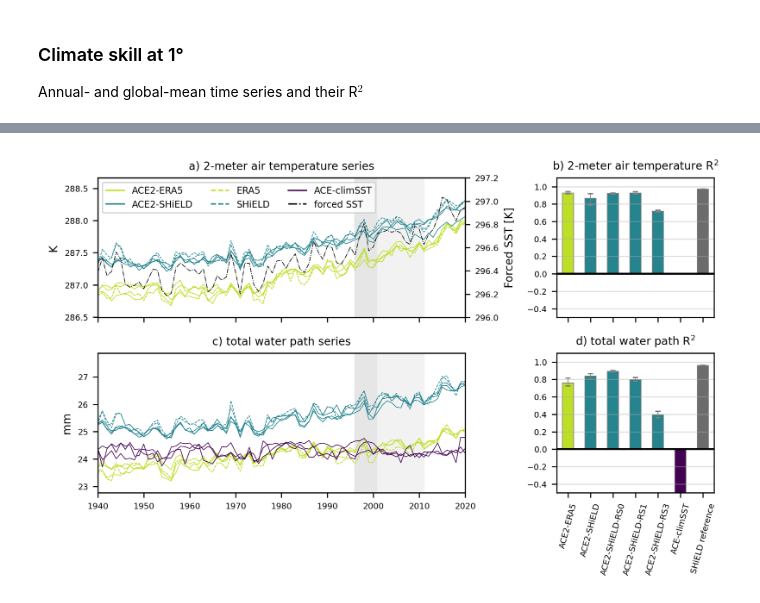
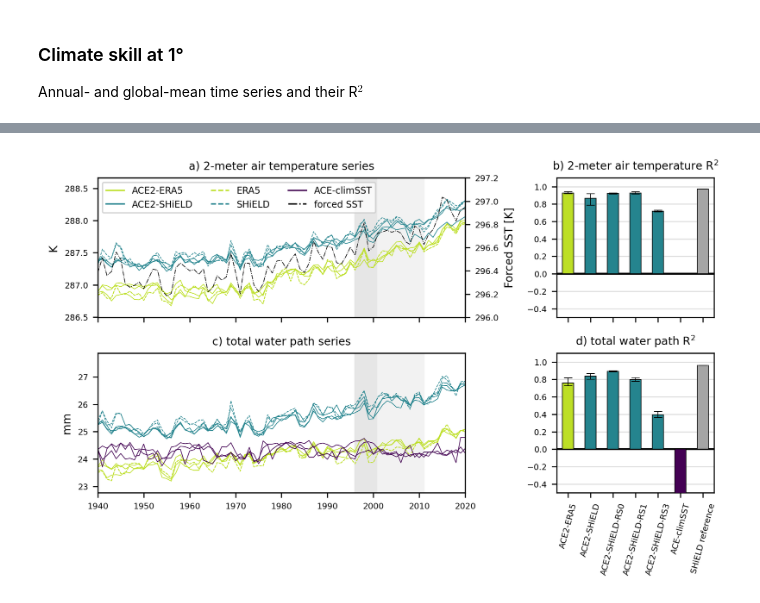
Before and after one commit to ai2cm/ace2-paper, a Jupyter notebook: notebooks/climate_skill_1deg_annual_mean_series.ipynb, the cells around one changed output, grey strips where cells are left out. Saved outputs shown, nothing was run; the diff lists cells and outputs as text; code cells hidden in the pictures.

```diff
--- a/notebooks/climate_skill_1deg_annual_mean_series.ipynb
+++ b/notebooks/climate_skill_1deg_annual_mean_series.ipynb
@@ -98,7 +98,8 @@ ace_color_scheme = get_color_scheme(n_colors_ace, i_color_repeat=i_color_repeat,
 n_colors_baseline = 3
 cmap_baseline = 'Greys'
 cmap_start_baseline = 0.3 # avoid light gray
-baseline_color_scheme = get_color_scheme(n_colors_baseline, cmap_name=cmap_baseline, cmap_start=cmap_start_baseline)
+cmap_end_baseline = 0.6 # avoid black
+baseline_color_scheme = get_color_scheme(n_colors_baseline, cmap_name=cmap_baseline, cmap_start=cmap_start_baseline, cmap_end=cmap_end_baseline)
 
 color_scheme  = np.vstack([ace_color_scheme, baseline_color_scheme[1]])
 # %%
@@ -166,34 +167,37 @@ for i, (ax_row, var) in enumerate(zip(axes, EVAL_VARS)):
     ax_r2.plot([-1, len(mean)], [0, 0], 'k-')
     mean.to_series().plot.bar(
         ax=ax_r2,
         color=color_scheme,
         yerr=yerr,
         error_kw=dict(
-            capsize=2,
+            capsize=3,
+            capthick=0.5,
             linewidth=0.5,
-            ecolor='gray'),
+            ecolor='k'
+        ),
         linewidth=0.5,
-        edgecolor='gray',
+        edgecolor='k',
         legend=False,
+        zorder=10,
     )
     ax_r2.set_ylim([-0.5, 1.1])
     ax_r2.set_xlabel(None)
     ax_r2.grid(axis='y', which='both', alpha=0.4, zorder=0)
     ax_r2.set_xticklabels(
         [
             groupname.item().replace('-', ' ')
             if groupname.item() == 'SHiELD-reference'
             else groupname.item()
             for groupname in mean.group
         ],
         rotation=75
     )
     letter = ascii_lowercase[i * 2 + 1]
     ax_r2.set_title(
         f"{letter}) {var.long_name} "
         r"R$^2$"
     )
 fig.tight_layout()
 savefig(fig, 'climate_skill_1deg_annual_mean_series.png')
 # %% [output]
-[figure, old version]
+[figure, new version]
```
Also changed, not shown: parts of 1 cell of this notebook, 6 other files.
